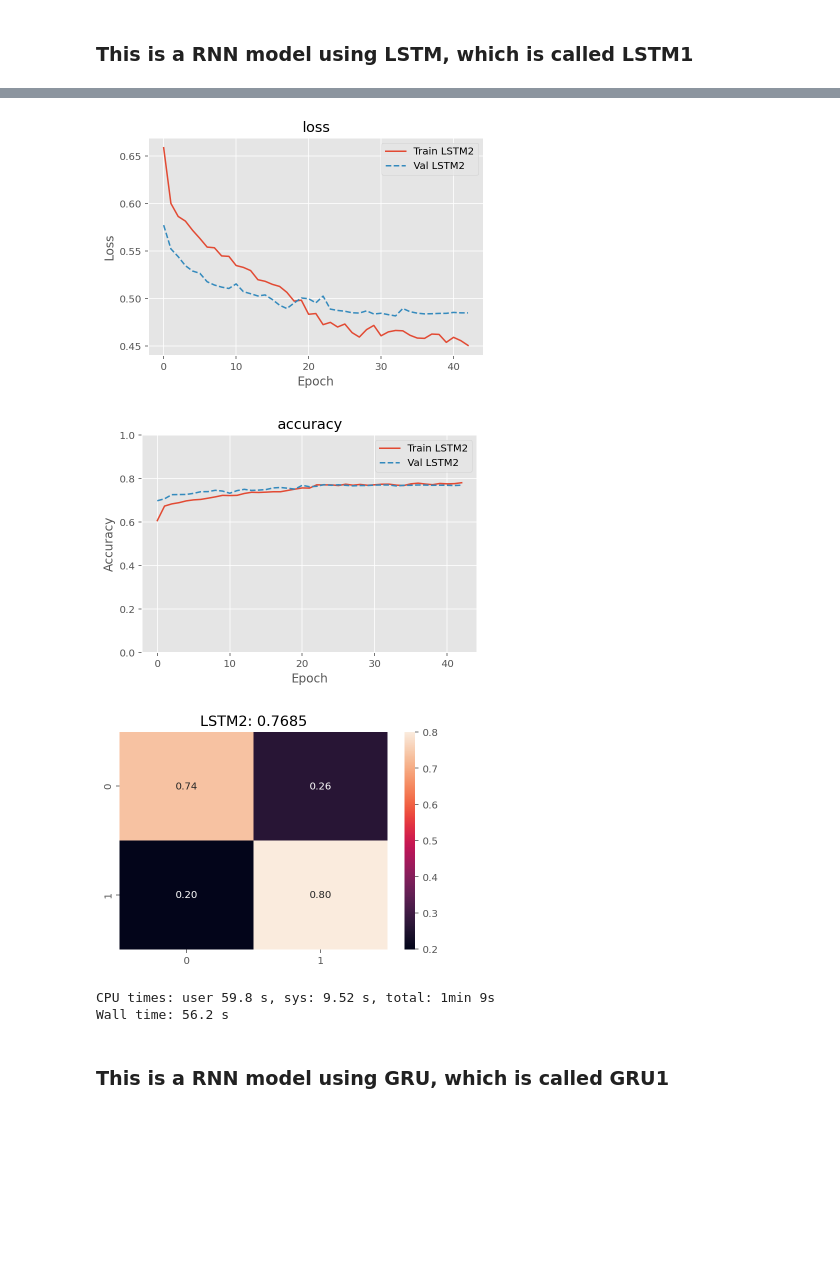
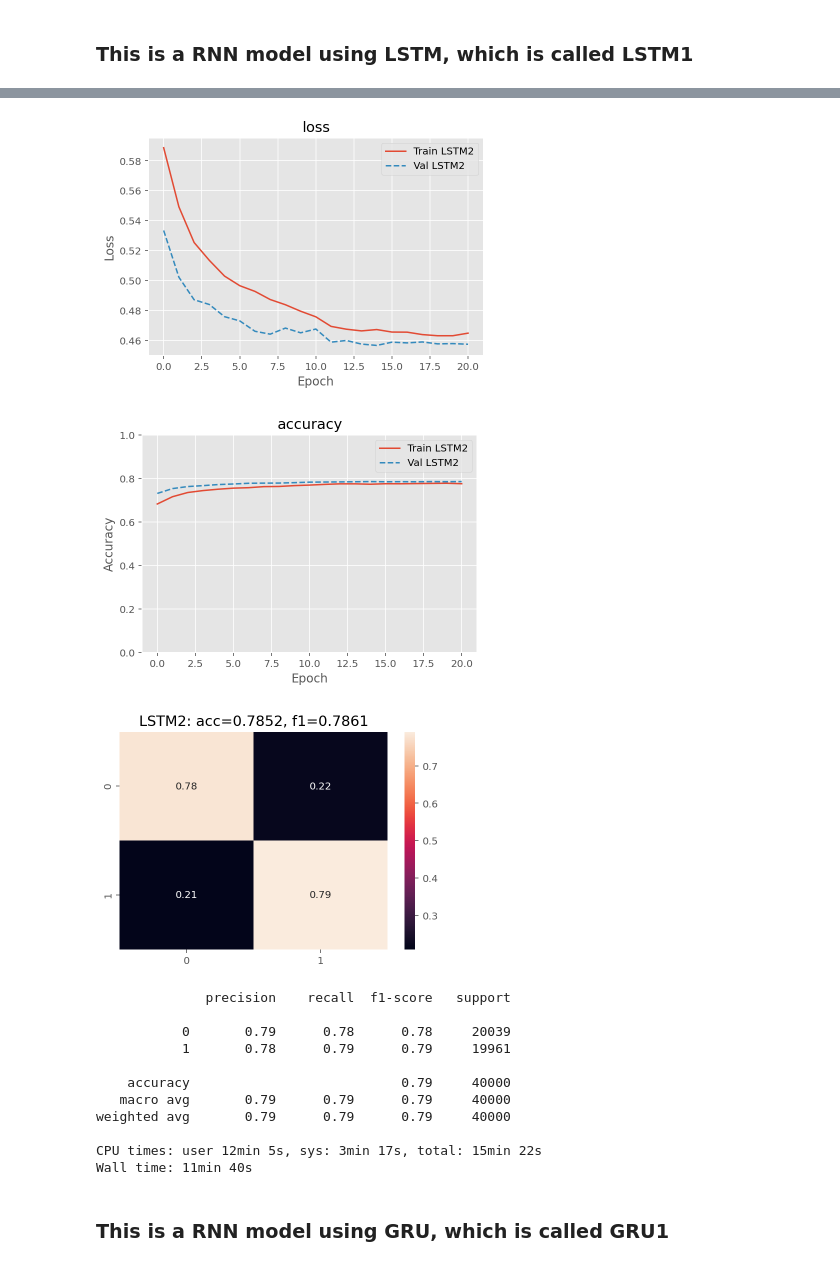
Before and after one commit to amor-tsai/MachineLearningNotebooks, a Jupyter notebook: Lab7.ipynb, the cells around one changed output, grey strips where cells are left out. Drawn from its saved outputs; the diff is of its cells as text; code cells hidden in the pictures; blank space fills up the shorter version.

Commit message:
change the dataset size and complete the lab7 more strictly

```diff
--- a/Lab7.ipynb
+++ b/Lab7.ipynb
@@ -76,6 +75,7 @@ numpy version: 1.18.5
 # %%
 %%time
-chunks = pd.read_csv('./data/sentiment140.csv',names=['target','ids','date','flag','user','text'],usecols=['target','text'],iterator=True,chunksize=5000)
+chunk_size = 100000
+chunks = pd.read_csv('./data/sentiment140.csv',names=['target','ids','date','flag','user','text'],usecols=['target','text'],iterator=True,chunksize=chunk_size)
 get_pos = False
 get_neg = False
 for chunk in chunks:
@@ -180,7 +178,7 @@ df.head()
 # %%
 %%time
-NUM_TOP_WORDS = 8000 # use top 5000 words
-MAX_ART_LEN = 22
+NUM_TOP_WORDS = None # use entire words
+MAX_ART_LEN = 35
 
 #tokenize the text
 tokenizer = Tokenizer(num_words=NUM_TOP_WORDS)
@@ -262,7 +263,7 @@ def evaluate_model(model,X_train,y_train,X_test,y_test,model_name,epochs=100,bat
         verbose=verbose,
         batch_size=batch_size,
         shuffle=True,
-        callbacks=[EarlyStopping(monitor = 'val_loss', patience = 10),ReduceLROnPlateau(monitor='val_loss', patience=5)],
+        callbacks=[EarlyStopping(monitor = 'val_loss', patience = 6),ReduceLROnPlateau(monitor='val_loss', patience=3)],
         validation_data=(X_test, y_test)
     )
     plot_metrics(h,model_name)
@@ -271,13 +272,15 @@ def evaluate_model(model,X_train,y_train,X_test,y_test,model_name,epochs=100,bat
     yhat = np.around(yscore)
     acc = mt.accuracy_score(y_test,yhat)
     fp,tp,_ = mt.roc_curve(y_test,yscore)
+    f1_score = mt.f1_score(y_test,yhat)
     # cm = mt.confusion_matrix(y_test,yhat)
     cm = mt.confusion_matrix(y_test,yhat)
     cm = cm/np.sum(cm,axis=1)[:,np.newaxis]
-    sns.heatmap(cm,annot=True, fmt='.2f')
-    plt.title('{}: {}'.format(model_name,acc))
+    sns.heatmap(cm, annot = True,fmt = '.2f')
+    plt.title('{}: acc={:.4f}, f1={:.4f}'.format(model_name,acc,f1_score))
     plt.show()
-    return {'history':h,'cm':cm,'acc':acc,'fp':fp,'tp':tp}
+    print(classification_report(y_test,yhat))
+    return {'history':h,'cm':cm,'acc':acc,'fp':fp, 'tp':tp, 'f1':f1_score}
 # %%
 def compare_model(model1_eval,model2_eval,model1_name,model2_name):
     fp1 = model1_eval['fp']
@@ -423,7 +443,7 @@ l2_lambda = 0.0001
 rnn2 = Sequential(name='LSTM2')
 rnn2.add(embedding_layer)
 rnn2.add(Dropout(0.5))
-rnn2.add(Bidirectional(LSTM(128,dropout=0.5, recurrent_dropout=0.5)))
+rnn2.add(Bidirectional(LSTM(128,dropout=0.3, recurrent_dropout=0.3)))
 rnn2.add(Dense(NUM_CLASSES, activation='sigmoid'))
 rnn2.compile(loss='binary_crossentropy',
               optimizer='adam',
@@ -451,6 +471,6 @@ Non-trainable params: 4,320,900
 __________________________________________________________________________________________
 # %%
 %%time
-rnn2_eval = evaluate_model(rnn2,X_train,y_train,X_test,y_test,rnn2.name,batch_size=400,verbose=1)
+rnn2_eval = evaluate_model(rnn2,X_train,y_train,X_test,y_test,rnn2.name,batch_size=1000,verbose=1)
 # %% [output]
 Epoch 1/100
@@ -473,8 +493,17 @@ Epoch 43/100
-[figure, old version]
+[figure, new version]
-[figure, old version]
+[figure, new version]
-[figure, old version]
+[figure, new version]
-CPU times: user 59.8 s, sys: 9.52 s, total: 1min 9s
-Wall time: 56.2 s
+              precision    recall  f1-score   support
+
+           0       0.79      0.78      0.78     20039
+           1       0.78      0.79      0.79     19961
+
+    accuracy                           0.79     40000
+   macro avg       0.79      0.79      0.79     40000
+weighted avg       0.79      0.79      0.79     40000
+
+CPU times: user 12min 5s, sys: 3min 17s, total: 15min 22s
+Wall time: 11min 40s
 # %% [markdown]
 ### This is a RNN model using GRU, which is called GRU1
 # %%
```
Also changed, not shown: parts of 43 cells of this notebook.
